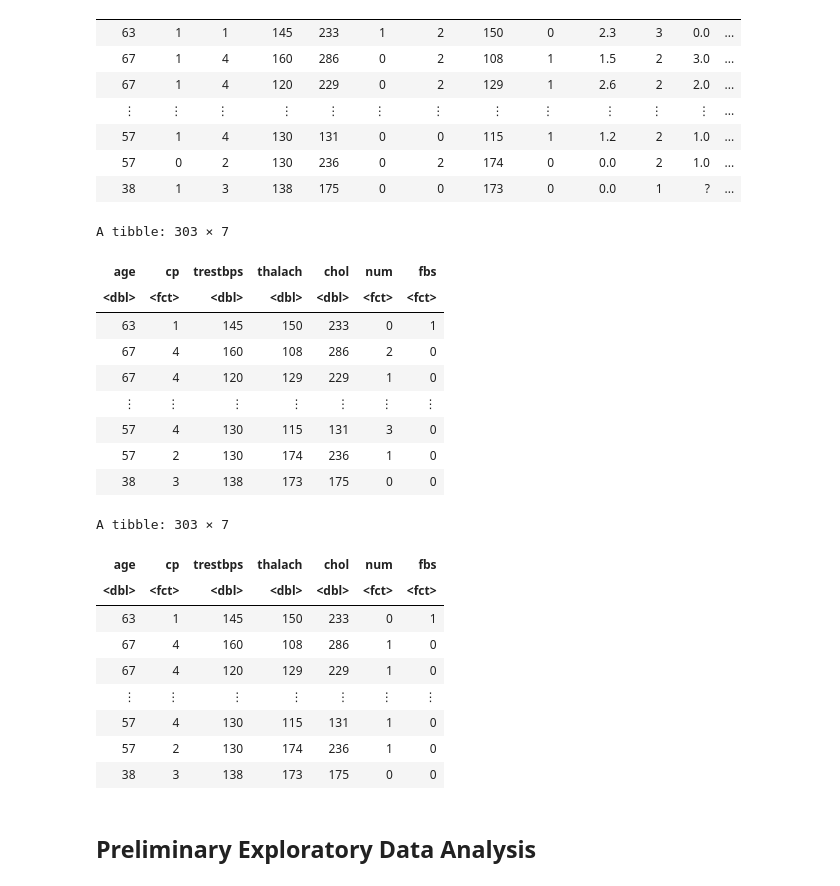
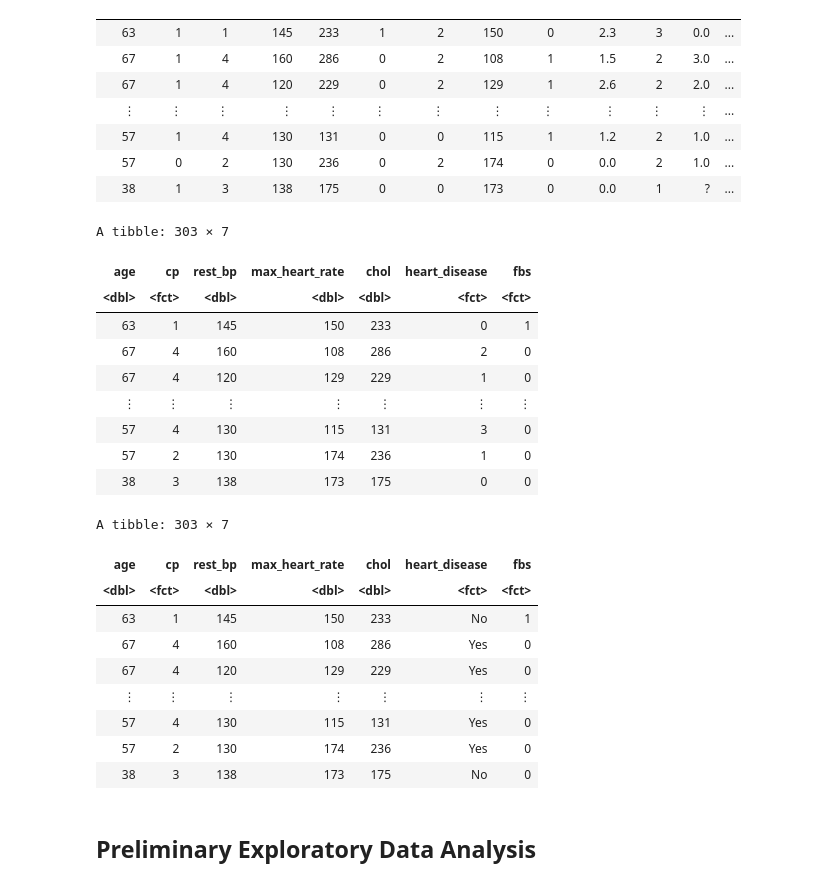
Before and after one commit to CameronGeisler/dsci-project, a Jupyter notebook: proposal2.ipynb, the cells around one changed output. Drawn from its saved outputs; the diff is of its cells as text; code cells hidden in the pictures.

```diff
--- a/proposal2.ipynb
+++ b/proposal2.ipynb
@@ -103,11 +45,14 @@ data <- data_raw %>%
     select(c("age", "cp", "trestbps", "thalach", "chol", "num", "fbs")) %>% # select only columns that are used
     mutate(cp = as_factor(cp), # update target variables to factor
           num = as_factor(num),
-          fbs = as_factor(fbs))
+          fbs = as_factor(fbs)) %>%
+    rename(heart_disease = num, # rename some columns with more intuitive names
+          rest_bp = trestbps,
+          max_heart_rate = thalach)
 data
 # %% [output]
 A tibble: 303 × 7
-| age | cp | trestbps | thalach | chol | num | fbs |
+| age | cp | rest_bp | max_heart_rate | chol | heart_disease | fbs |
 | <dbl> | <fct> | <dbl> | <dbl> | <dbl> | <fct> | <fct> |
 | 63 | 1 | 145 | 150 | 233 | 0 | 1 |
 | 67 | 4 | 160 | 108 | 286 | 2 | 0 |
@@ -117,22 +62,21 @@ A tibble: 303 × 7
 | 57 | 2 | 130 | 174 | 236 | 1 | 0 |
 | 38 | 3 | 138 | 173 | 175 | 0 | 0 |
 # %%
-# Experiment: use only two target variable classes
-# classify num to either 0 (no visible heart disease) or 1-4 (mild heart disease to very severe)
-data_exp <- data %>%
-    mutate(num = as_factor(ifelse(num == 0, 0, 1)))
-data_exp
-data <- data_exp
-# for cp, can classify as either 0-1 (no angina) or 2-3 (angina)
+# Currently, there are 5 levels of heart disease, 0, 1, 2, 3, 4.
+# Classify heart_disease to either 0 (no visible heart disease) or 1-4 (mild heart disease to very severe)
+data <- data %>%
+    mutate(heart_disease = as_factor(ifelse(heart_disease == 0, "No", "Yes")))
+# For cp, we could classify as either 0-1 (no angina) or 2-3 (angina)
+data
 # %% [output]
 A tibble: 303 × 7
-| age | cp | trestbps | thalach | chol | num | fbs |
+| age | cp | rest_bp | max_heart_rate | chol | heart_disease | fbs |
 | <dbl> | <fct> | <dbl> | <dbl> | <dbl> | <fct> | <fct> |
-| 63 | 1 | 145 | 150 | 233 | 0 | 1 |
-| 67 | 4 | 160 | 108 | 286 | 1 | 0 |
-| 67 | 4 | 120 | 129 | 229 | 1 | 0 |
+| 63 | 1 | 145 | 150 | 233 | No | 1 |
+| 67 | 4 | 160 | 108 | 286 | Yes | 0 |
+| 67 | 4 | 120 | 129 | 229 | Yes | 0 |
 | ⋮ | ⋮ | ⋮ | ⋮ | ⋮ | ⋮ | ⋮ |
-| 57 | 4 | 130 | 115 | 131 | 1 | 0 |
-| 57 | 2 | 130 | 174 | 236 | 1 | 0 |
-| 38 | 3 | 138 | 173 | 175 | 0 | 0 |
+| 57 | 4 | 130 | 115 | 131 | Yes | 0 |
+| 57 | 2 | 130 | 174 | 236 | Yes | 0 |
+| 38 | 3 | 138 | 173 | 175 | No | 0 |
 # %%
```
Also changed, not shown: parts of 19 cells of this notebook.
